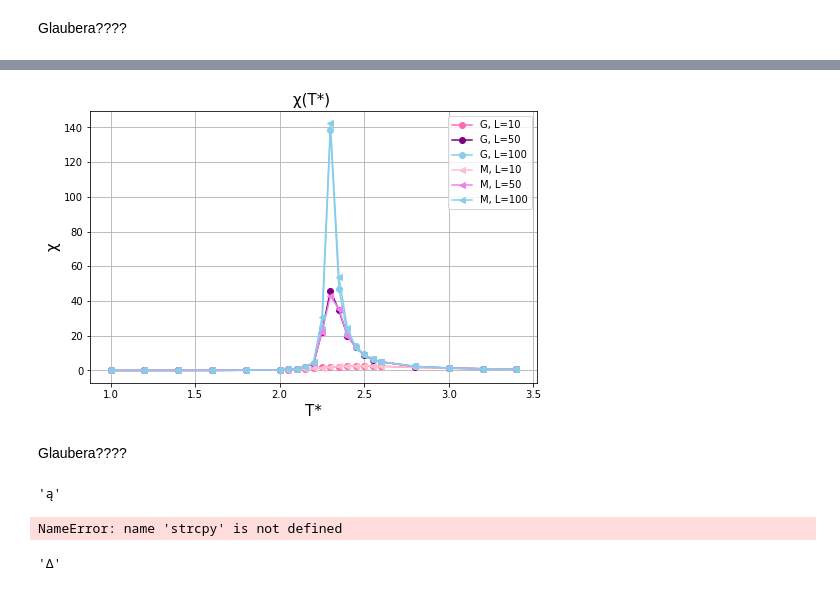
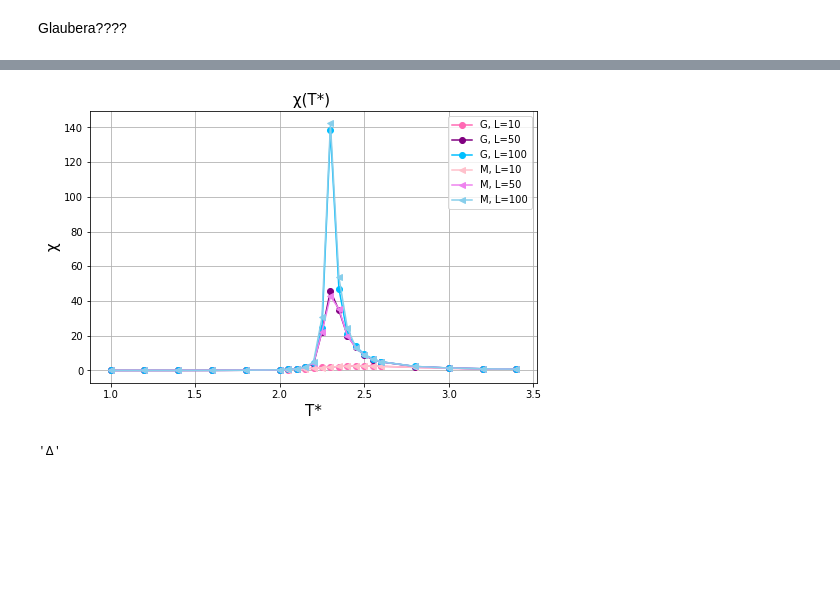
Before and after one commit to Swinkawkrawacie/Fizyka-ukladow-zlozonych, a Jupyter notebook: Generowanie_danych.ipynb, the cells around one changed output, grey strips where cells are left out. Drawn from its saved outputs; the diff is of its cells as text; code cells hidden in the pictures; blank space fills up the shorter version.

```diff
--- a/Generowanie_danych.ipynb
+++ b/Generowanie_danych.ipynb
@@ -730,29 +757,19 @@ pod100_g = np.loadtxt(r'C:\\Users\\mazur\\OneDrive\\Dokumenty\\GitHub\\Fizyka-uk
 # %%
 plt.figure(figsize=(8,5))
 plt.plot(t_range,pod10_g, '-o', color='hotpink', label='G, L=10')
 plt.plot(t_range,pod50_g, '-o', color='purple', label='G, L=50')
-plt.plot(t_range,pod100_g, '-o', color='skyblue', label='G, L=100')
+plt.plot(t_range,pod100_g, '-o', color='deepskyblue', label='G, L=100')
 plt.plot(t_range,pod10, '-<', color='pink', label='M, L=10')
 plt.plot(t_range,pod50, '-<', color='violet', label='M, L=50')
 plt.plot(t_range,pod100, '-<', color='skyblue', label='M, L=100')
 plt.grid()
 plt.legend()
 plt.title('\u03C7(T*) ',fontsize=15)
 plt.xlabel('T*', fontsize=15)
 plt.ylabel('\u03C7', fontsize=15)
-plt.savefig('podatnosc_magnetyczna_g')
+plt.savefig('podatnosc_magnetyczna_porównania')
 # %% [output]
-[figure, old version]
+[figure, new version]
-# %% [markdown]
-Glaubera????
-# %%
-"\u0105"
-# %% [output]
-'ą'
-# %%
-convert('U+0105')
-# %% [output]
-NameError: name 'strcpy' is not defined
 # %%
 "\N{GREEK CAPITAL LETTER DELTA}"
 # %% [output]
```
Also changed, not shown: parts of 4 cells of this notebook, 1 other file.
